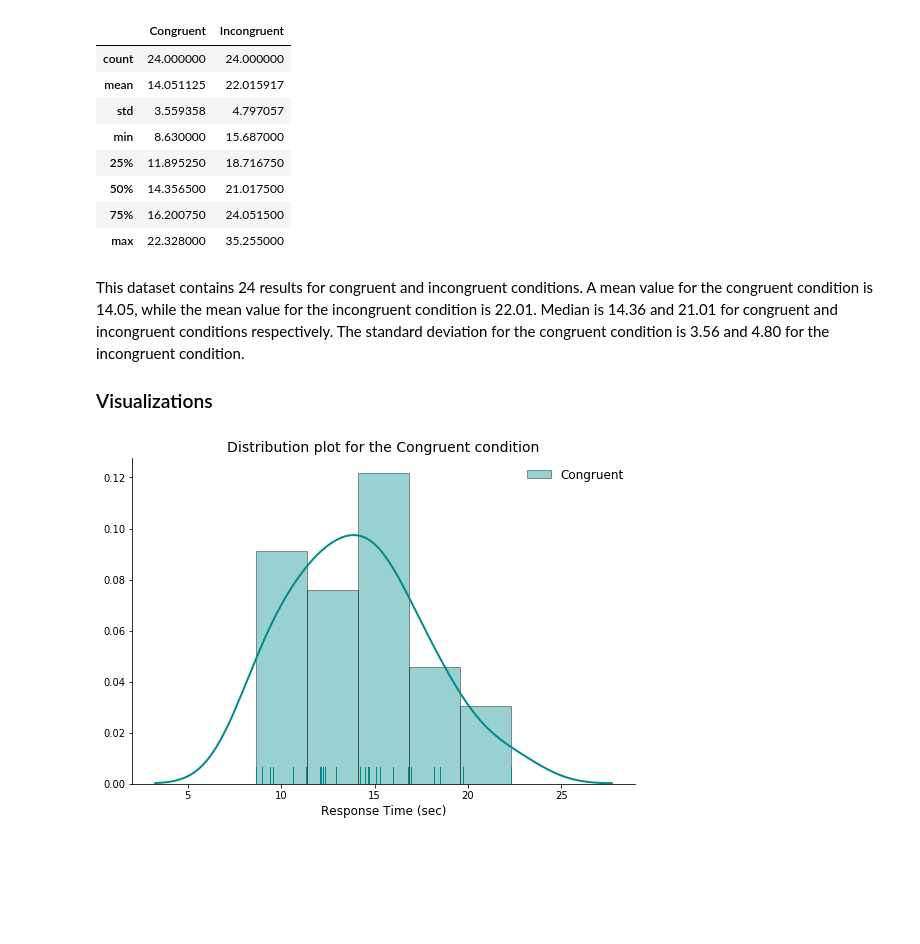
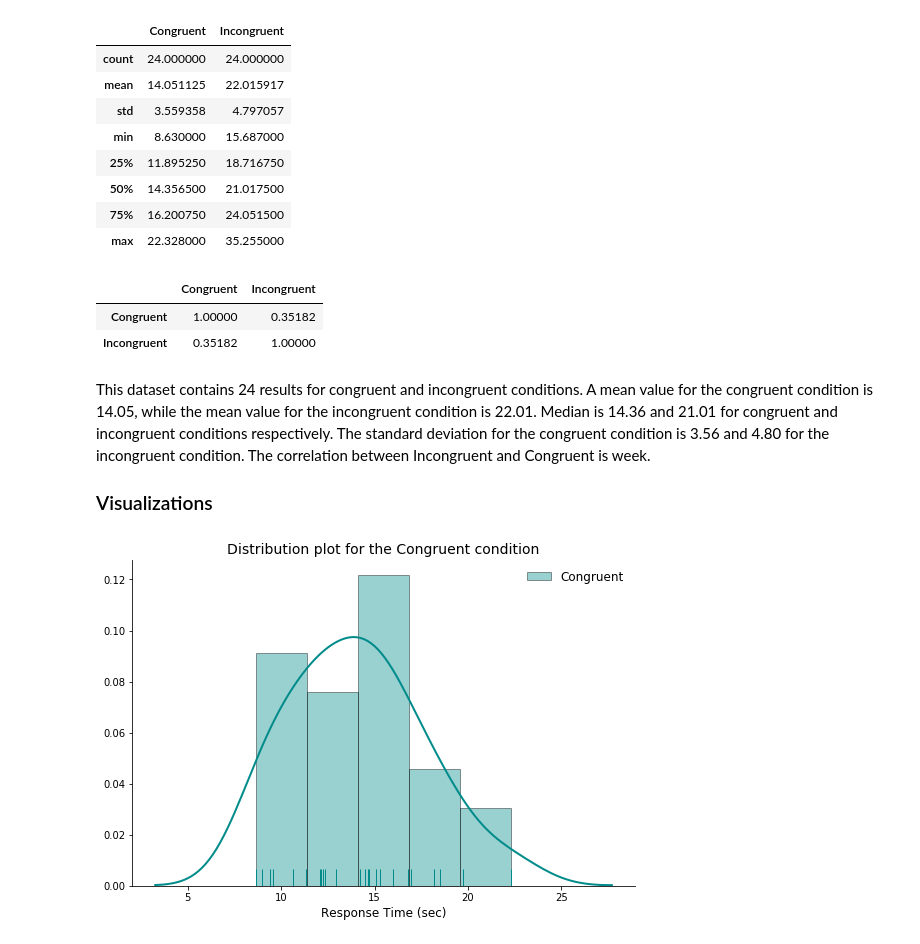
Before and after one commit to BarbaraStempien/DA--Analyzing-the-Stroop-Effect, a Jupyter notebook: Test a Perceptual Phenomenon.ipynb, the cells around one changed output. Drawn from its saved outputs; the diff is of its cells as text; code cells hidden in the pictures; blank space fills up the shorter version.

```diff
--- a/Test a Perceptual Phenomenon.ipynb
+++ b/Test a Perceptual Phenomenon.ipynb
@@ -68,8 +70,15 @@ df.describe()
 | 50% | 14.356500 | 21.017500 |
 | 75% | 16.200750 | 24.051500 |
 | max | 22.328000 | 35.255000 |
+# %%
+# to calculate correlation matrix
+df.corr()
+# %% [output]
+|  | Congruent | Incongruent |
+| Congruent | 1.00000 | 0.35182 |
+| Incongruent | 0.35182 | 1.00000 |
 # %% [markdown]
-This dataset contains 24 results for congruent and incongruent conditions. A mean value for the congruent condition is 14.05, while the mean value for the incongruent condition is 22.01. Median is 14.36 and 21.01 for congruent and incongruent conditions respectively. The standard deviation for the congruent condition is 3.56 and 4.80 for the incongruent condition.
+This dataset contains 24 results for congruent and incongruent conditions. A mean value for the congruent condition is 14.05, while the mean value for the incongruent condition is 22.01. Median is 14.36 and 21.01 for congruent and incongruent conditions respectively. The standard deviation for the congruent condition is 3.56 and 4.80 for the incongruent condition. The correlation between Incongruent and Congruent is week.
 
 ### Visualizations
 # %%
```
Also changed, not shown: parts of 13 cells of this notebook, 1 other file.
